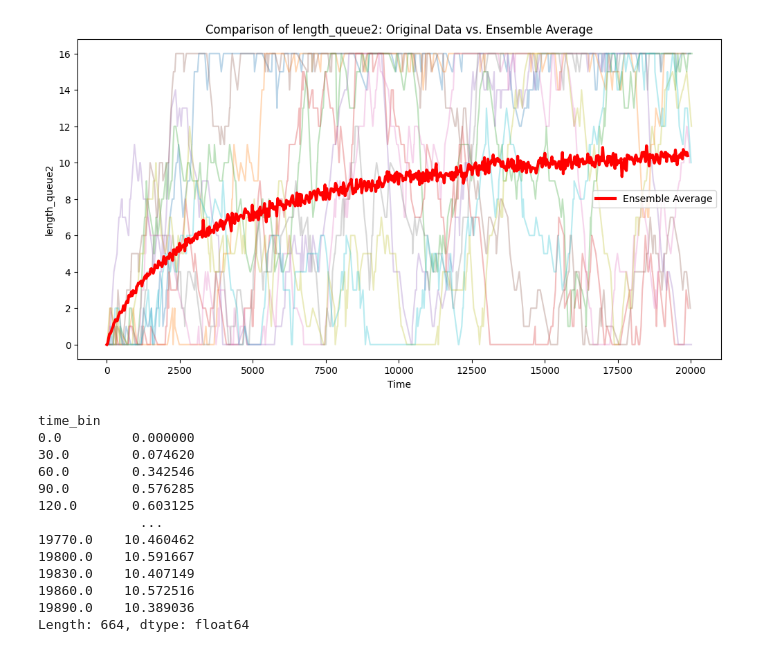
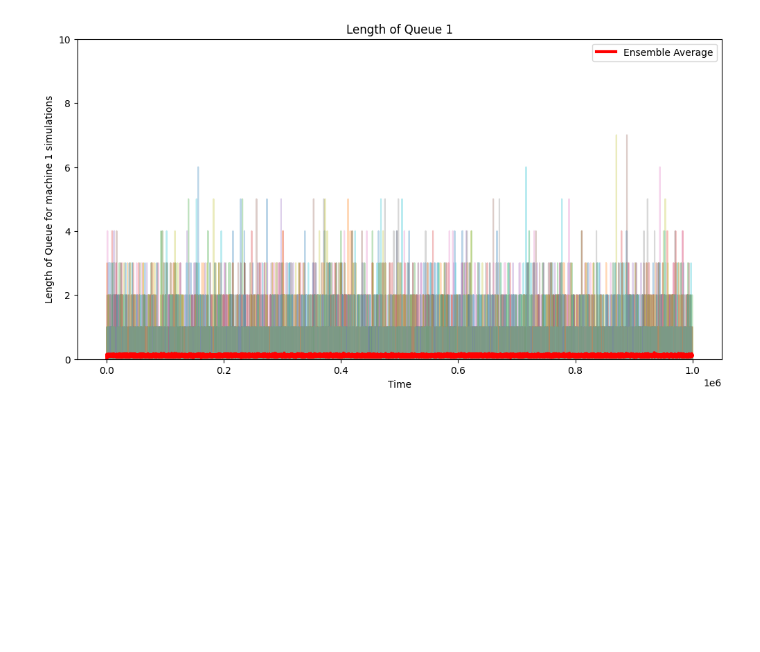
Before and after one commit to vuquocan1987/Assignment3DecisionScience, a Jupyter notebook: analysis.ipynb, the cells around one changed output. Cells and saved outputs as stored; diff of their text form; code cells hidden in the pictures; blank space fills up the shorter version.

```diff
--- a/analysis.ipynb
+++ b/analysis.ipynb
@@ -164,17 +186,4 @@ Length: 664, dtype: float64
 # %%
-draw_graph("60.0, 25.0, 59.0, 9223372036854775807,16, \"minutes\", 7.185832891717325", 'length_queue2')
+draw_graph('60.0, 25.0, 59.0, 9223372036854775807,9223372036854775807, "minutes", 0.0','length_queue1')
 # %% [output]
-[figure, old version]
+[figure, new version]
-time_bin
-0.0         0.000000
-30.0        0.074620
-60.0        0.342546
-90.0        0.576285
-120.0       0.603125
-             ...
-19770.0    10.460462
-19800.0    10.591667
-19830.0    10.407149
-19860.0    10.572516
-19890.0    10.389036
-Length: 664, dtype: float64
```
Also changed, not shown: parts of 33 cells of this notebook, 20 other files.
